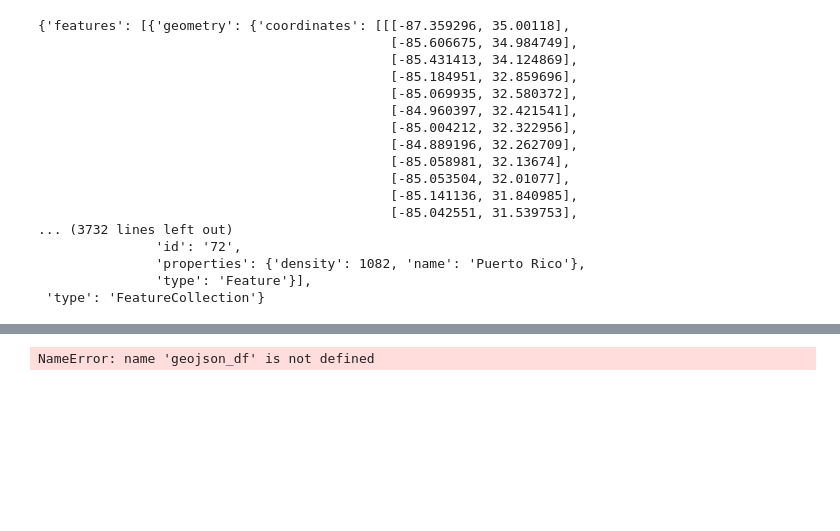
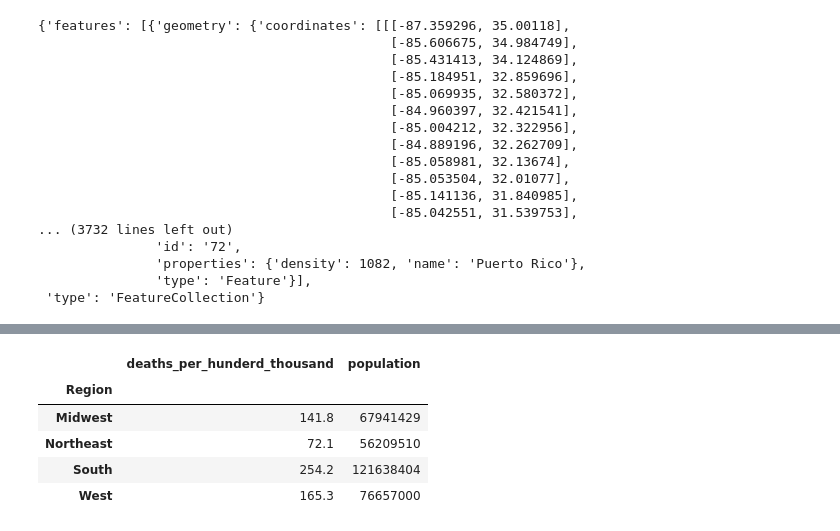
Before and after one commit to austingould1/SafestState, a Jupyter notebook: functions.ipynb, the cells around one changed output, grey strips where cells are left out. Drawn from its saved outputs; the diff is of its cells as text; code cells hidden in the pictures; blank space fills up the shorter version.

```diff
--- a/functions.ipynb
+++ b/functions.ipynb
@@ -83,0 +120,2 @@ test_5
+# %%
+deaths_df.drop(deaths_df[deaths_df['state'] = "District of Columbia"].index, inplace=True)
@@ -84,9 +124,25 @@ test_5
+# %%
+def region(c):
+    if c['state'] in ['Connecticut', 'Maine', 'Massachusetts', 'New Hampshire', 'Rhode Island', 'Vermont','New Jersey','New York','Pennsylvania']:
+        return 'Northeast'
+    elif c['state'] in ['Illinois','Indiana','Michigan','Ohio','Wisconsin','Iowa','Kansas','Minnesota','Missouri','Nebraska','North Dakota','South Dakota']:
+        return 'Midwest'
+    elif c['state'] in ['Delaware','Florida','Georgia','Maryland','North Carolina','South Carolina','Virginia','West Virginia','Alabama','Kentucky','Mississippi','Tennessee','Arkansas','Louisiana','Oklahoma','Texas']:
+        return 'South'
+    else:
+        return 'West'
+
+deaths_df['Region'] = deaths_df.apply(region,axis=1)
+
+deaths_df.groupby('Region').sum()
+# %% [output]
+|  | deaths_per_hunderd_thousand | population |
+| Region |  |  |
+| Midwest | 141.8 | 67941429 |
+| Northeast | 72.1 | 56209510 |
+| South | 254.2 | 121638404 |
+| West | 165.3 | 76657000 |
 # %%
-deaths_per_hundred_million_miles_traveled = session.query(merged_drivers_data.state,merged_drivers_data.deaths_per_hundred_million_miles_traveled).all()
-deaths_df = pd.DataFrame(deaths_per_hundred_million_miles_traveled)
-
-test_1 = geojson_df.merge(deaths_df,on="state")
-test_2 = test_1.to_json("./states.json_2",orient='records')
-pprint(test_2)
+deaths_miles = session.query(merged_drivers_data.state,merged_drivers_data.deaths_per_hundred_million_miles_traveled).all()
+d
+deaths_df = pd.DataFrame(deaths_miles, columns=('state','deaths_per_hundred_million_miles_traveled'))
-# %% [output]
-NameError: name 'geojson_df' is not defined
```
Also changed, not shown: parts of 11 cells of this notebook, 17 other files.
